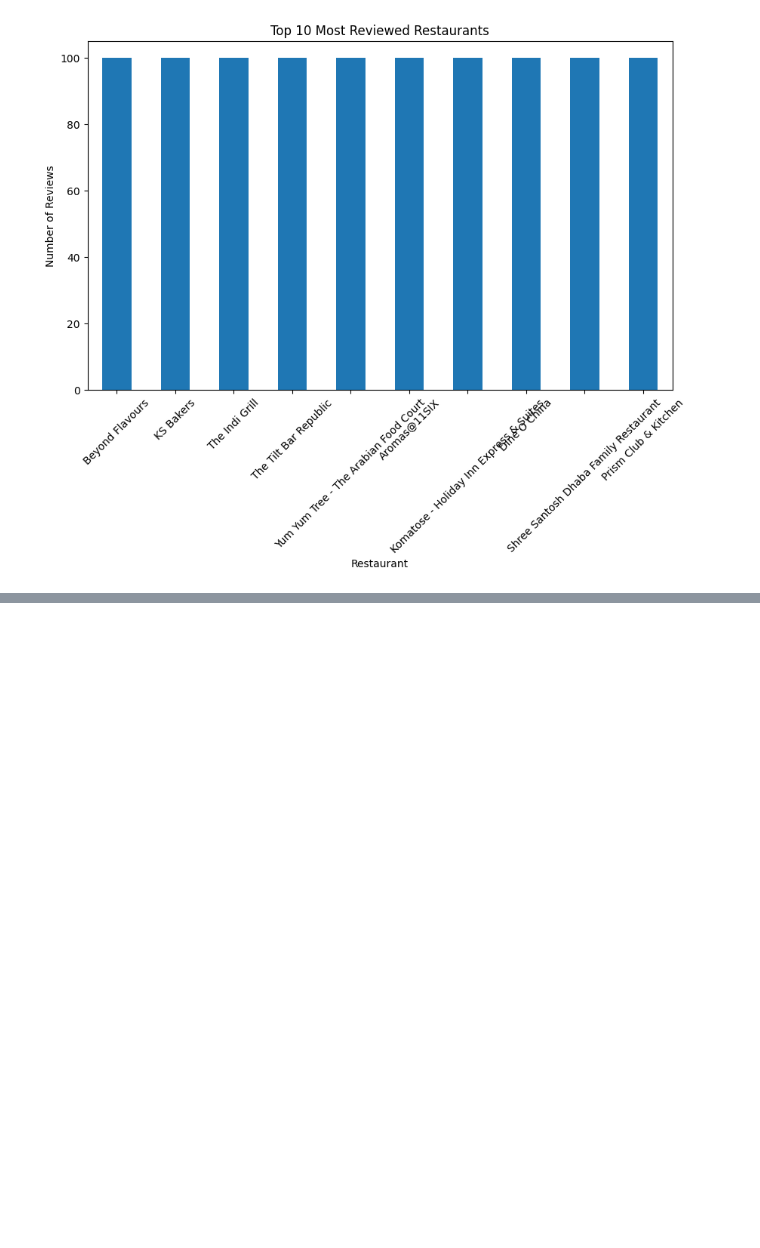
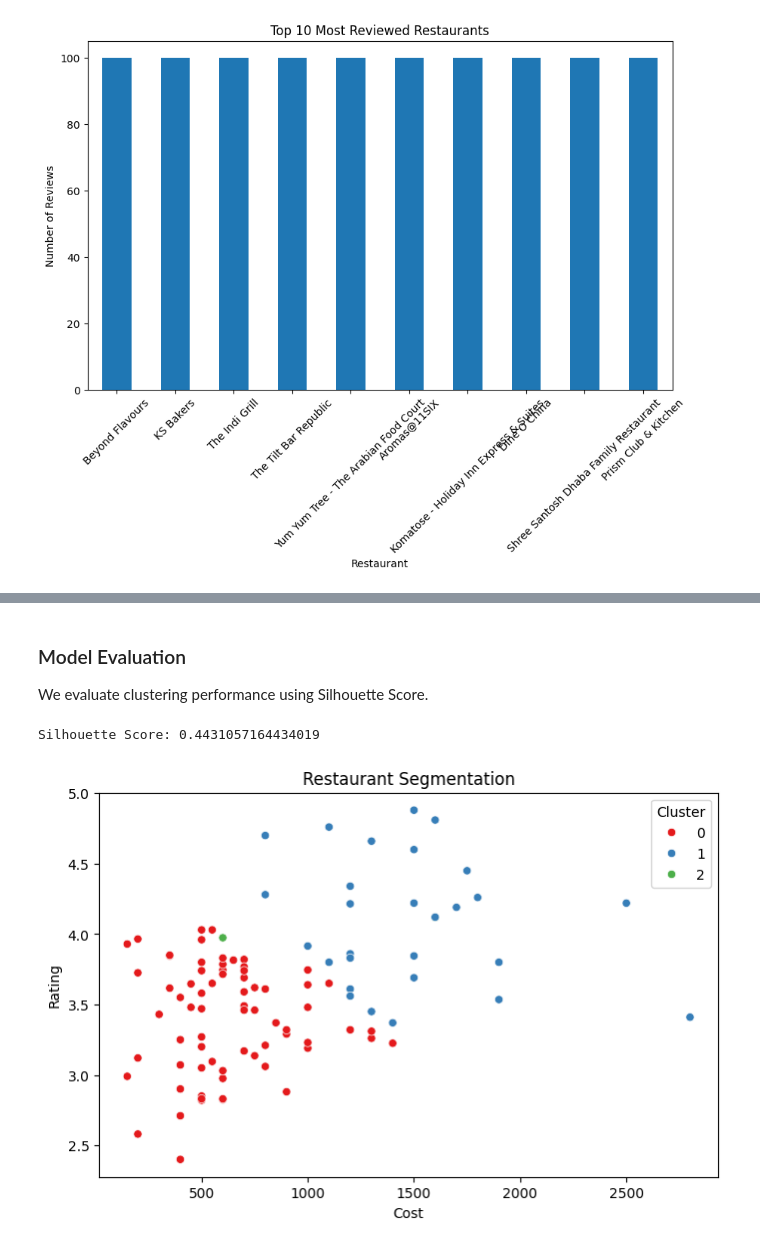
Before and after one commit to sricharann17/Zomato-Project, a Jupyter notebook: zomato_analysis.ipynb, the cells around one changed output, grey strips where cells are left out. Drawn from its saved outputs; the diff is of its cells as text; code cells hidden in the pictures; blank space fills up the shorter version.

```diff
--- a/zomato_analysis.ipynb
+++ b/zomato_analysis.ipynb
@@ -375,0 +454,8 @@ plt.show()
+# %%
+# Applying KMeans with chosen number of clusters (example: 3)
+
+kmeans = KMeans(n_clusters=3, random_state=42)
+
+restaurant_data['Cluster'] = kmeans.fit_predict(scaled_features)
+
+restaurant_data.head()
@@ -375,0 +469,27 @@ plt.show()
+# %% [markdown]
+### Model Evaluation
+
+We evaluate clustering performance using Silhouette Score.
+# %%
+from sklearn.metrics import silhouette_score
+
+score = silhouette_score(scaled_features, restaurant_data['Cluster'])
+
+print("Silhouette Score:", score)
+# %% [output]
+Silhouette Score: 0.4431057164434019
+# %%
+plt.figure(figsize=(8,5))
+
+sns.scatterplot(
+    x='Cost',
+    y='Rating',
+    hue='Cluster',
+    data=restaurant_data,
+    palette='Set1'
+)
+
+plt.title("Restaurant Segmentation")
+plt.show()
+# %% [output]
+[figure, added]
```
Also changed, not shown: parts of 11 cells of this notebook.
